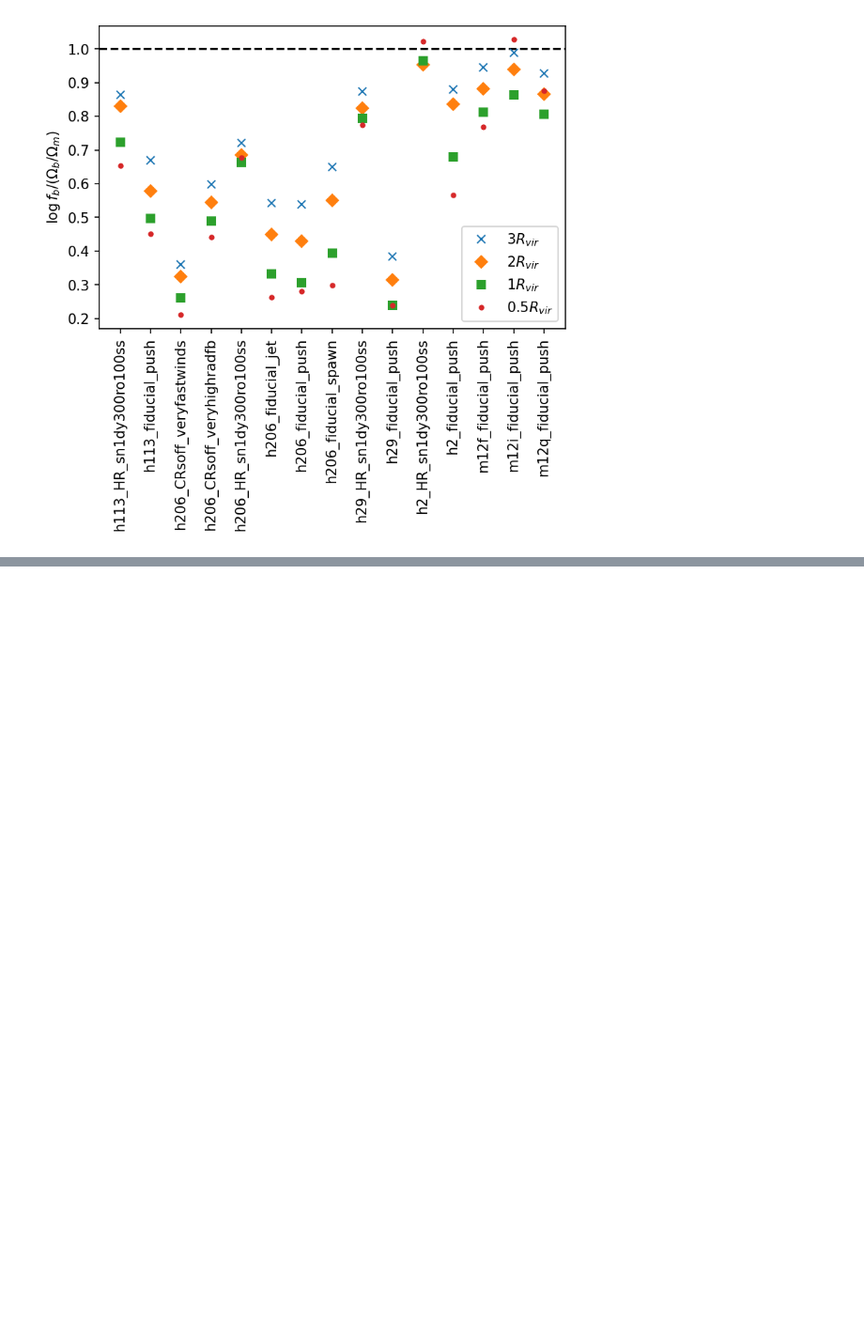
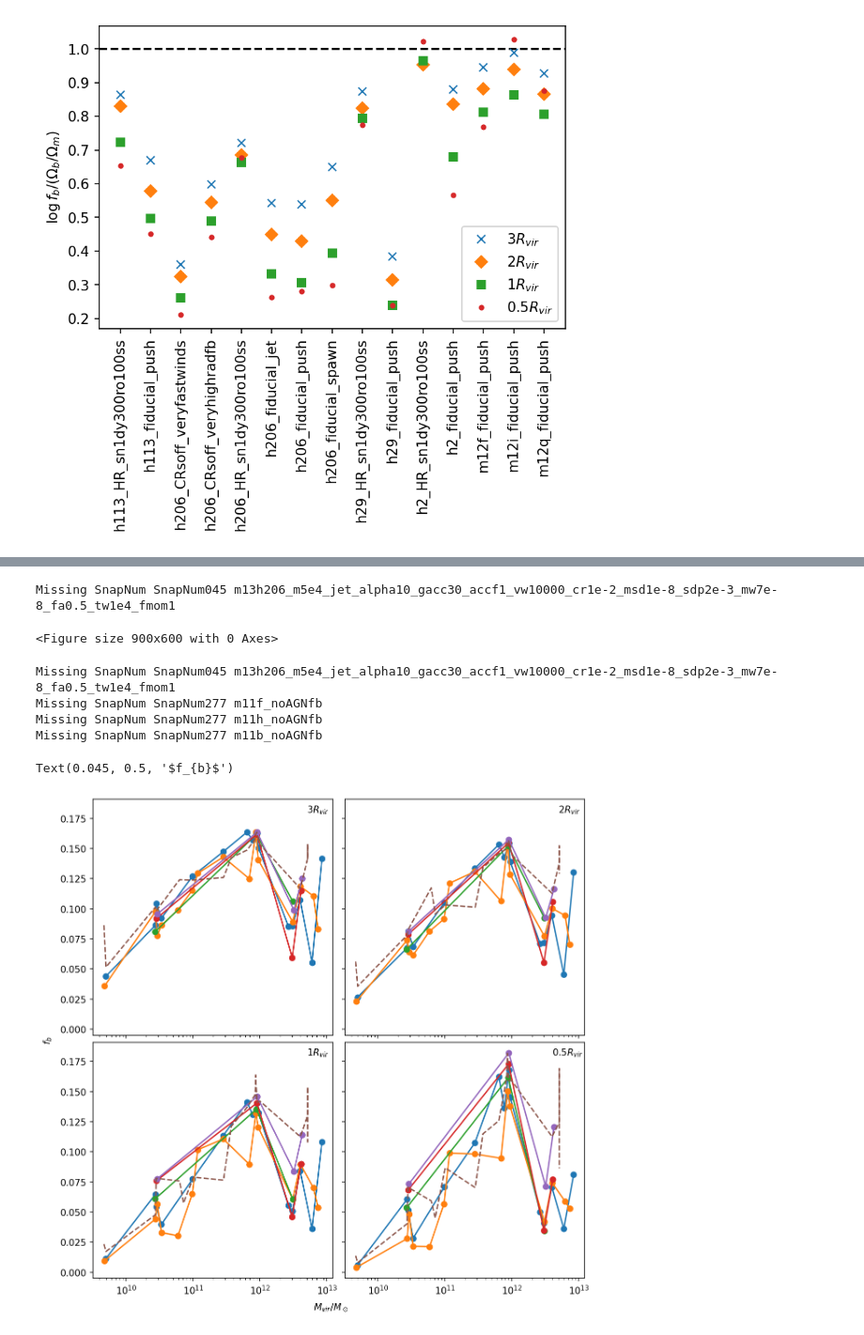
Before and after one commit to isulta/massive-halos, a Jupyter notebook: baryon_fraction.ipynb, the cells around one changed output, grey strips where cells are left out. Shown at 94% size. Saved outputs shown, nothing was run; the diff lists cells and outputs as text; code cells hidden in the pictures; blank space fills up the shorter version.

```diff
--- a/baryon_fraction.ipynb
+++ b/baryon_fraction.ipynb
@@ -136,0 +191,8 @@ plt.legend()
+# %%
+def simstr(params):
+    return '_'.join([ params[k] for k in ['fb_method', 'v_wind', 'cr_loading', 'fluxmom_factor', 'alpha_disk_factor', 'gravaccretion_model', 'accretion_factor'] ])
+# %%
+def model_match(simname, halos):
+    halos_str = [simstr(params_from_filename(h)) if len(h.split('_'))>3 else None for h in halos]
+    model1 = [i for i,hs in enumerate(halos_str) if hs==simstr(params_from_filename(simname))]
+    return model1
@@ -136,0 +225,49 @@ plt.legend()
+# %%
+models = ['m13h206_m5e4_push_alpha10_gacc30_accf1_vw10000_cr1e-2_msd1e-8_sdp1e-3_mw7e-8_fa0.5_tw1e4_fmom1',
+         'm13h113_m3e5_jet_alpha10_gacc30_accf1_vw10000_cr1e-2_msd1e-8_sdp4e-3_mw4e-7_fa0.5_tw1e4_fmom1',
+         'm13h113_m3e5_spawn_alpha10_gacc30_accf1_vw10000_cr1e-2_msd1e-8_sdp4e-3_mw4e-7_fa0.5_tw1e4_fmom1',
+         'm13h113_m3e5_push_alpha10_gacc30_accf1_vw42500_cr1e-6_msd1e-8_sdp4e-3_mw1e-8_fa0.5_tw1e4_fmom1',
+         'm13h113_m3e5_push_alpha10_gacc30_accf1_vw10000_cr1e-6_msd1e-8_sdp4e-3_mw1e-8_fa0.5_tw1e4_fmom100']
+plt.figure(dpi=150)
+for simname in models:
+    fbary_model(model_match(simname, halos), profiles);
+# %% [output]
+Missing SnapNum SnapNum045 m13h206_m5e4_jet_alpha10_gacc30_accf1_vw10000_cr1e-2_msd1e-8_sdp2e-3_mw7e-8_fa0.5_tw1e4_fmom1
+<Figure size 900x600 with 0 Axes>
+# %%
+flabel='b'
+fig, axes = plt.subplots(2, 2, sharex=True, sharey=True, gridspec_kw={'wspace': .05, 'hspace':.03}, figsize=[4.8*2,4.8*2], dpi=150, facecolor='w')
+
+for simname in models:
+    Mvir, fb_05, fb_1, fb_2, fb_3 = fbary_model(model_match(simname, halos), profiles)
+
+    axes[0,0].plot(np.sort(Mvir), np.array(fb_3)[np.argsort(Mvir)], 'o-', label='$3 R_{vir}$')
+    axes[0,1].plot(np.sort(Mvir), np.array(fb_2)[np.argsort(Mvir)], 'o-', label='$2 R_{vir}$')
+    axes[1,0].plot(np.sort(Mvir), np.array(fb_1)[np.argsort(Mvir)], 'o-', label='$1 R_{vir}$')
+    axes[1,1].plot(np.sort(Mvir), np.array(fb_05)[np.argsort(Mvir)], 'o-', label='$0.5 R_{vir}$')
+
+Mvir, fb_05, fb_1, fb_2, fb_3 = fbary_model([i for i,hs in enumerate(halos) if 'noAGN' in hs], profiles, SnapNum='SnapNum277', particle_types=[0,1,2,4])
+axes[0,0].plot(np.sort(Mvir), np.array(fb_3)[np.argsort(Mvir)], '--', label='$3 R_{vir}$')
+axes[0,1].plot(np.sort(Mvir), np.array(fb_2)[np.argsort(Mvir)], '--', label='$2 R_{vir}$')
+axes[1,0].plot(np.sort(Mvir), np.array(fb_1)[np.argsort(Mvir)], '--', label='$1 R_{vir}$')
+axes[1,1].plot(np.sort(Mvir), np.array(fb_05)[np.argsort(Mvir)], '--', label='$0.5 R_{vir}$')
+
+axes[0,0].text(5e12, 0.18, '$3 R_{vir}$')
+axes[0,1].text(5e12, 0.18, '$2 R_{vir}$')
+axes[1,0].text(5e12, 0.18, '$1 R_{vir}$')
+axes[1,1].text(4e12, 0.18, '$0.5 R_{vir}$')
+
+# plt.axhline(1, ls='--', c='k', zorder=-1)
+# plt.ylabel(f'$\log f_{{{flabel}}}/(\Omega_b / \Omega_m)$')
+plt.xscale('log')
+
+# plt.xlabel(r'$\log (r/R_{vir})$')
+fig.text(0.5, 0.075, '$M_{vir}/M_\odot$', ha='center')
+fig.text(0.045, 0.5, f'$f_{{{flabel}}}$', va='center', rotation='vertical')
+# %% [output]
+Missing SnapNum SnapNum045 m13h206_m5e4_jet_alpha10_gacc30_accf1_vw10000_cr1e-2_msd1e-8_sdp2e-3_mw7e-8_fa0.5_tw1e4_fmom1
+Missing SnapNum SnapNum277 m11f_noAGNfb
+Missing SnapNum SnapNum277 m11h_noAGNfb
+Missing SnapNum SnapNum277 m11b_noAGNfb
+Text(0.045, 0.5, '$f_{b}$')
+[figure, added]
```
Also changed, not shown: parts of 7 cells of this notebook.
